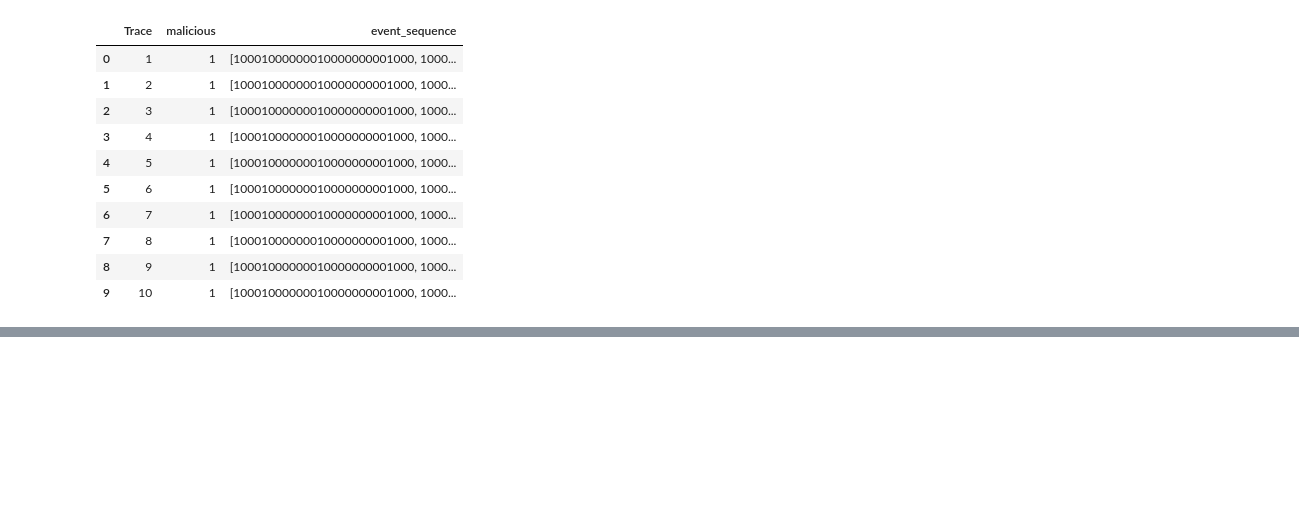
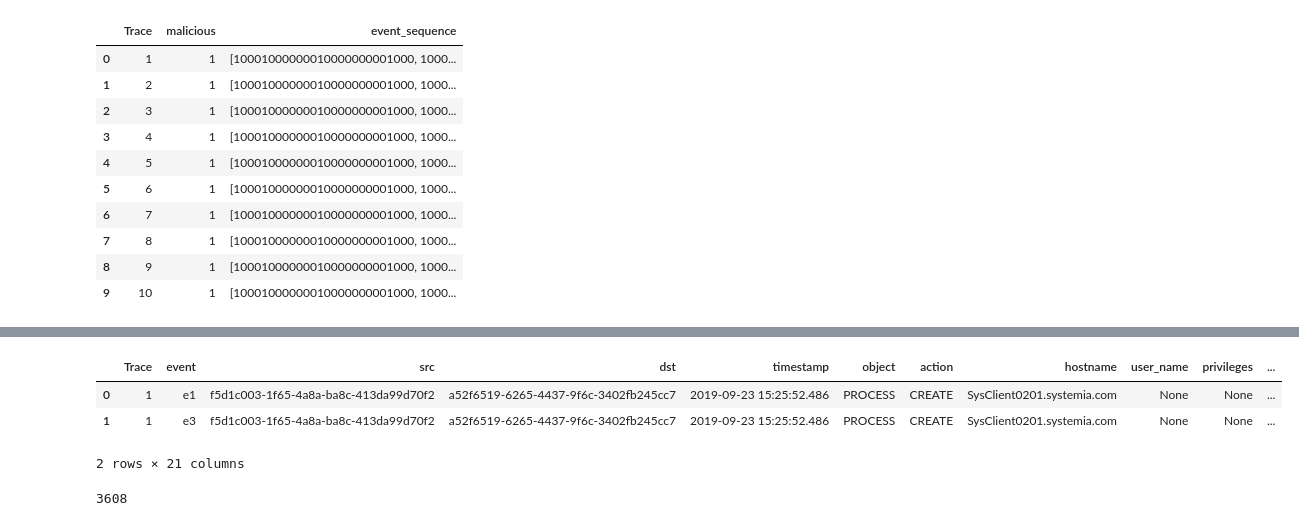
Before and after one commit to MBrend15/Public_Project_Repo, a Jupyter notebook: ve2.ipynb, the cells around one changed output, grey strips where cells are left out. Saved outputs shown, nothing was run; the diff lists cells and outputs as text; code cells hidden in the pictures; blank space fills up the shorter version.

```diff
--- a/ve2.ipynb
+++ b/ve2.ipynb
@@ -677,0 +745,30 @@ df_test_vec.limit(10).toPandas()
+# %%
+#last function to test
+df_m = bin_it(df_ts)
+df_m.limit(2).toPandas()
+# %% [output]
+|  | Trace | event | src | dst | timestamp | object | action | hostname | user_name | privileges | ... |
+| 0 | 1 | e1 | f5d1c003-1f65-4a8a-ba8c-413da99d70f2 | a52f6519-6265-4437-9f6c-3402fb245cc7 | 2019-09-23 15:25:52.486 | PROCESS | CREATE | SysClient0201.systemia.com | None | None | ... |
+| 1 | 1 | e3 | f5d1c003-1f65-4a8a-ba8c-413da99d70f2 | a52f6519-6265-4437-9f6c-3402fb245cc7 | 2019-09-23 15:25:52.486 | PROCESS | CREATE | SysClient0201.systemia.com | None | None | ... |
+2 rows × 21 columns
+# %%
+#testing to see if motif2 produces more graphs than 6 and here it did.
+# Create distinct vertices with source as actorid, destination as objectid
+src_vertices = df_m_23.selectExpr('actorID as id').distinct()
+dst_vertices = df_m_23.selectExpr('objectID as id').distinct()
+vertices = src_vertices.union(dst_vertices).distinct()
+
+# Create edges by using timestamp as an edge
+edges = df_m_23.selectExpr('actorID as src', 'objectID as dst', 'timestamp', 'object', 'action', 'hostname', 'user_name', 'privileges', 'image_path',
+                      'parent_image_path', 'new_path', 'file_path', 'direction', 'logon_id', 'requesting_domain', 'requesting_user', 'malicious')
+
+# Create GraphFrame
+g = GraphFrame(vertices, edges)
+
+# find all paths of length 6 in the graph
+# Handling null values in shorter length
+motifs2 = g.find("(a)-[e1]->(b); (b)-[e2]->(c)")
+
+motifs2.count()
+# %% [output]
+3608
```
Also changed, not shown: parts of 8 cells of this notebook, 1 other file.
